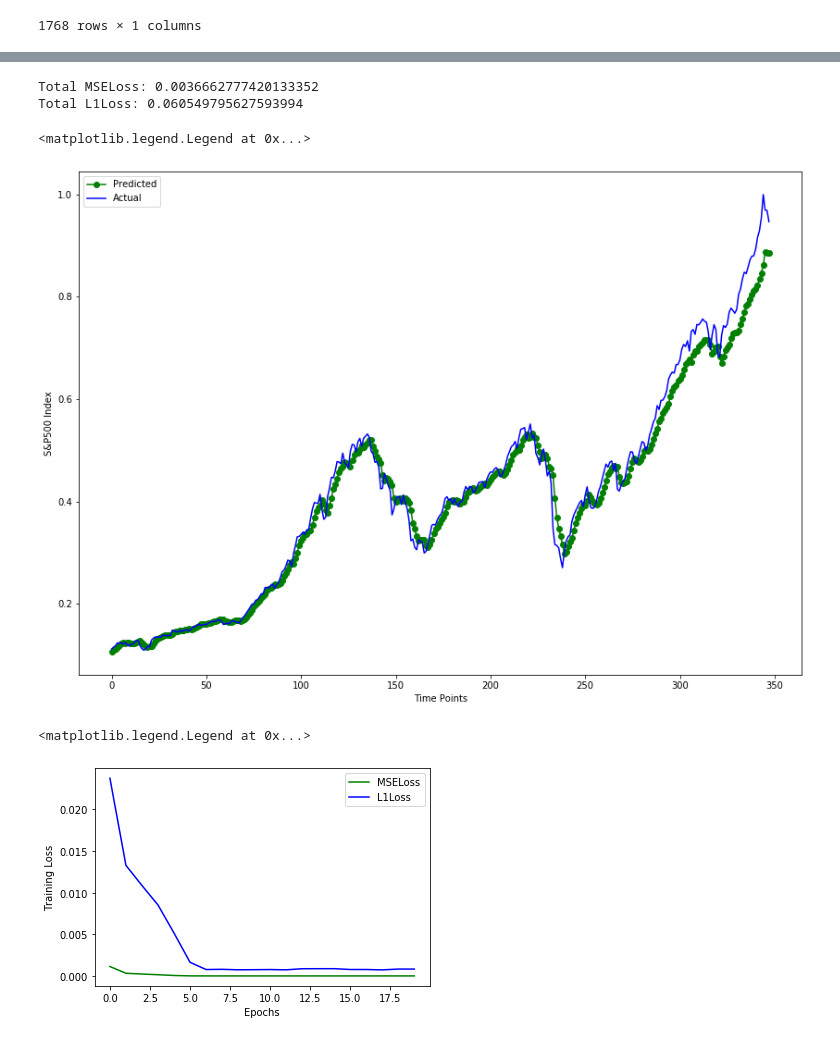
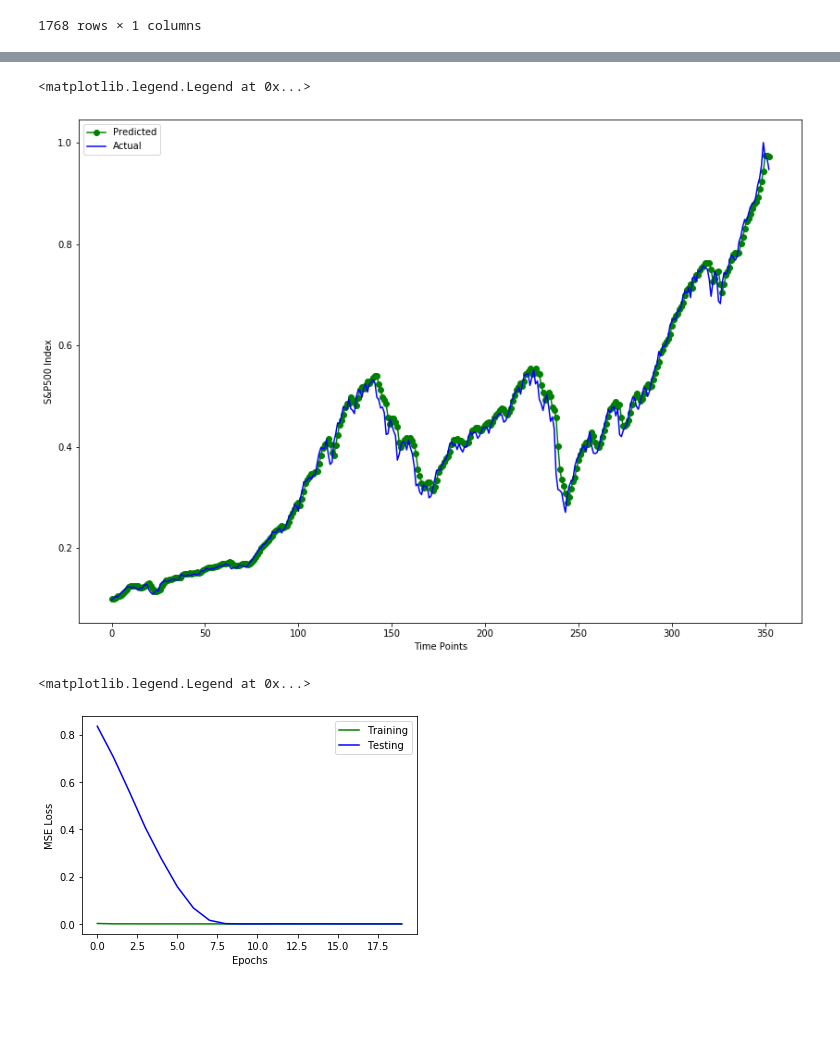
Before and after one commit to goodudetheboy/TimeSeriesWithNN, a Jupyter notebook: src/model/GRU.ipynb, the cells around one changed output, grey strips where cells are left out. Cells and saved outputs as stored; diff of their text form; code cells hidden in the pictures; blank space fills up the shorter version.

```diff
--- a/src/model/GRU.ipynb
+++ b/src/model/GRU.ipynb
@@ -14,32 +221,15 @@ len(art_data)
 # %% [output]
 7307
 # %%
-#since data already ranges from -0.15 to 0.15, omit minmaxscale
+#data already ranges from -0.15 to 0.15, minmaxscale for consistent with other datasets
 # Define lookback period and split inputs/labels
+sc = MinMaxScaler()
+label_sc = MinMaxScaler()
+scaled_art1 = sc.fit_transform(art_data.values)
 
 
-def split_data(stock, lookback):
-    data_raw = stock# convert to numpy array
-    data = []
-
-    # create all possible sequences of length seq_len
-    for index in range(len(data_raw) - lookback):
-        data.append(data_raw[index: index + lookback+1])
-
-    data = np.array(data);
-    test_set_size = int(np.round(0.2*data.shape[0]));
-    train_set_size = data.shape[0] - (test_set_size);
-
-    x_train = data[:train_set_size,:-1,:]
-    y_train = data[:train_set_size,-1,:]
-
-    x_test = data[train_set_size:,:-1]
-    y_test = data[train_set_size:,-1,:]
-
-    return [x_train, y_train, x_test, y_test]
-
-lookback = 30 # choose sequence length
-train_x,train_y,test_x,test_y = split_data(art_data.values, lookback)
+lookback = 5 # choose sequence length
+train_x,train_y,test_x,test_y = split_data(scaled_art1, lookback)
 
 # Print data shape
 print('X_train.shape: ', train_x.shape)
@@ -537,5 +655,5 @@ y_test.shape:  (348, 1)
 # %%
-batch_size = 28
+batch_size = 32
 train_data = TensorDataset(torch.from_numpy(train_x), torch.from_numpy(train_y))
 train_loader = DataLoader(train_data, shuffle=True, batch_size=batch_size, drop_last=True)
 test_data = TensorDataset(torch.from_numpy(test_x), torch.from_numpy(test_y))
@@ -563,0 +661,4 @@ Total Training Time: 12.639788562000149 seconds
+# %%
+lr = 0.001
+gru_model5, mseloss_train, mseloss_test,predictions, values = train_mse(train_loader, test_loader,lr, model_type="GRU")
+gru_model5, l1loss_train, l1loss_test,predictions, values = train_l1(train_loader, test_loader,lr, model_type="GRU")
@@ -564,5 +684,5 @@ Total Training Time: 12.639788562000149 seconds
 # %%
-predictions, values,loss1,loss2 = evaluate(gru_model5,test_loader)
+#predictions, values,loss1,loss2 = evaluate(gru_model5,test_loader)
 
 plt.figure(figsize=(14,10))
 plt.plot(np.asarray(predictions).reshape(-1,1), "-o", color="g", label="Predicted")
@@ -571,17 +691,14 @@ plt.ylabel('S&P500 Index')
 plt.xlabel('Time Points')
 plt.legend()
 # %% [output]
-Total MSELoss: 0.0036662777420133352
-Total L1Loss: 0.060549795627593994
+<matplotlib.legend.Legend at 0x...>
-<matplotlib.legend.Legend at 0x...>
-[figure, old version]
+[figure, new version]
 # %%
-plt.plot(mseloss, color="g", label="MSELoss")
-plt.plot(l1loss, color="b", label="L1Loss")
-#plt.plot(nllloss, color="r", label="NLLLoss")
+plt.plot(mseloss_train, color="g", label="Training")
+plt.plot(mseloss_test, color="b", label="Testing")
 plt.xlabel('Epochs')
-plt.ylabel('Training Loss')
+plt.ylabel('MSE Loss')
 plt.legend()
 # %% [output]
 <matplotlib.legend.Legend at 0x...>
-[figure, old version]
+[figure, new version]
```
Also changed, not shown: parts of 36 cells of this notebook.
